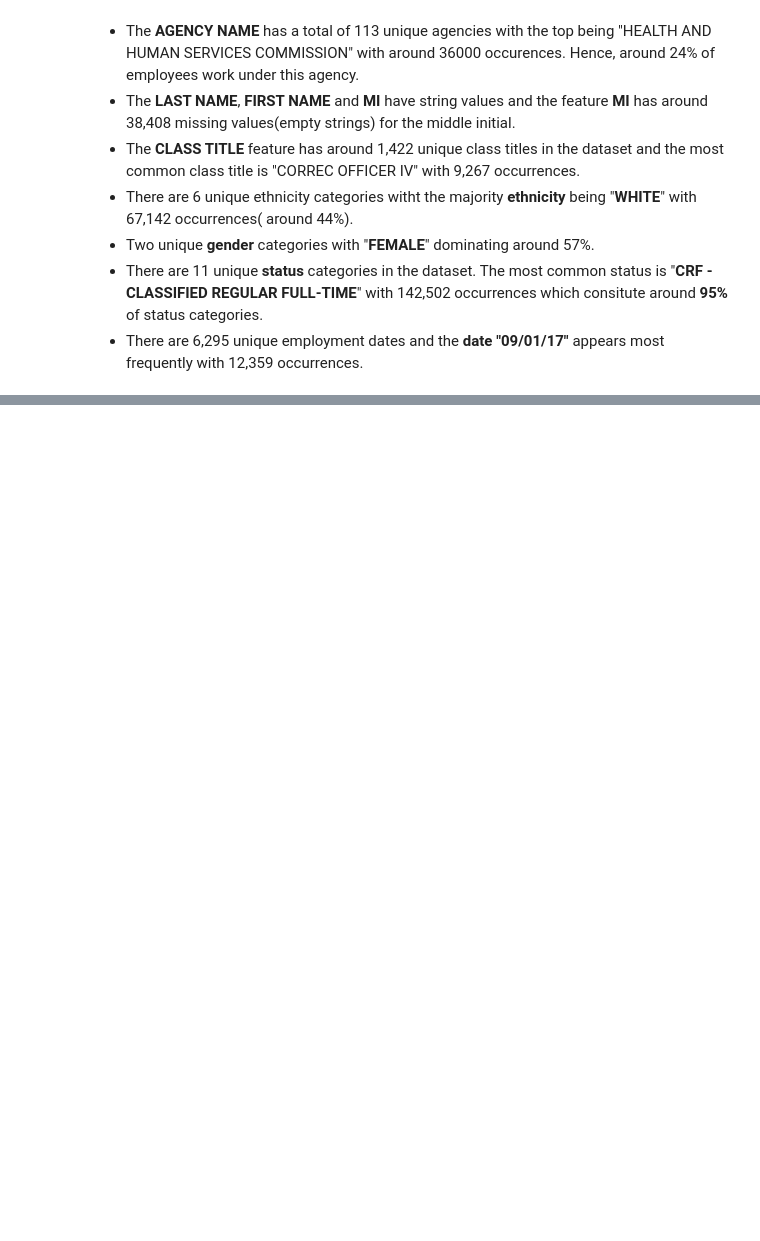
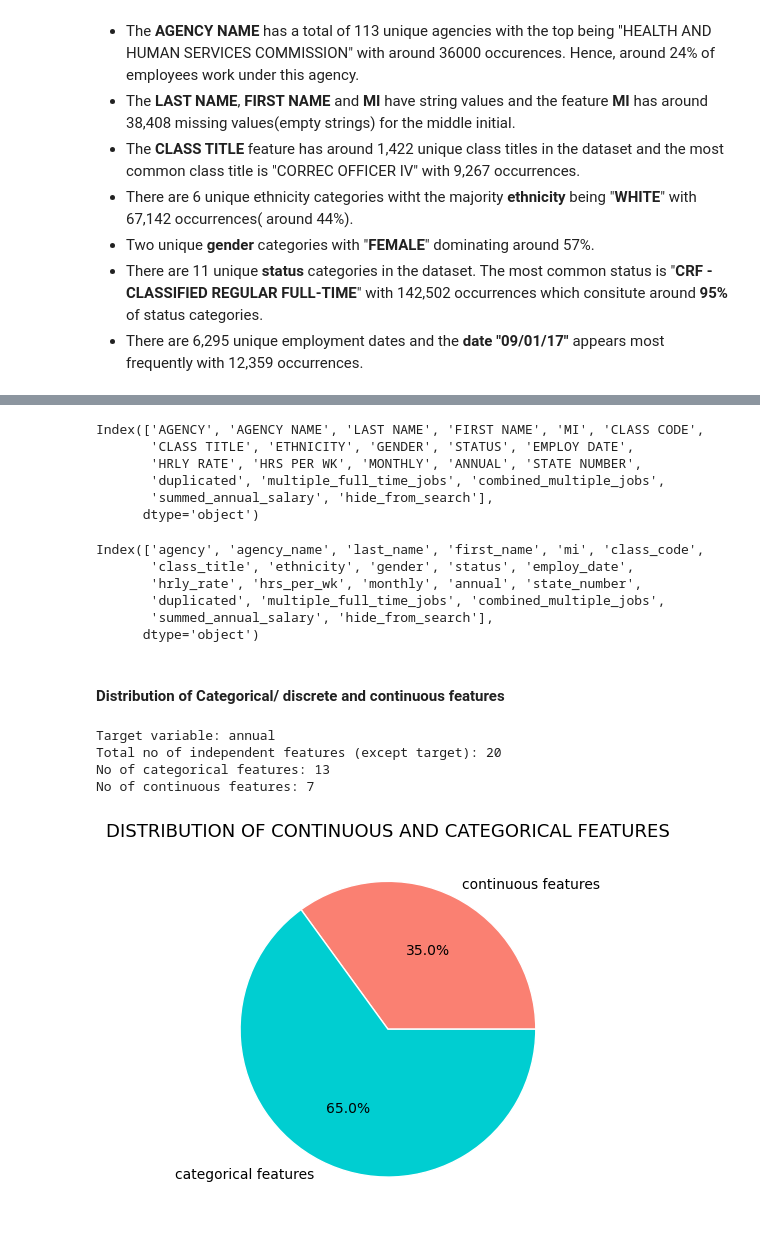
Before and after one commit to shanusaras/Capstone_Projects, a Jupyter notebook: Texas Salary Prediction/Project_02_Texas_salary_prediction.ipynb, the cells around one changed output, grey strips where cells are left out. Saved outputs shown, nothing was run; the diff lists cells and outputs as text; code cells hidden in the pictures; blank space fills up the shorter version.

```diff
--- a/Texas Salary Prediction/Project_02_Texas_salary_prediction.ipynb
+++ b/Texas Salary Prediction/Project_02_Texas_salary_prediction.ipynb
@@ -225,0 +330,10 @@ data.describe(include='O').T.style.background_gradient(cmap='Oranges')
+# %%
+# fetching all the columns
+data.columns
+# %% [output]
+Index(['AGENCY', 'AGENCY NAME', 'LAST NAME', 'FIRST NAME', 'MI', 'CLASS CODE',
+       'CLASS TITLE', 'ETHNICITY', 'GENDER', 'STATUS', 'EMPLOY DATE',
+       'HRLY RATE', 'HRS PER WK', 'MONTHLY', 'ANNUAL', 'STATE NUMBER',
+       'duplicated', 'multiple_full_time_jobs', 'combined_multiple_jobs',
+       'summed_annual_salary', 'hide_from_search'],
+      dtype='object')
@@ -225,0 +345,40 @@ data.describe(include='O').T.style.background_gradient(cmap='Oranges')
+# %%
+data.columns
+# %% [output]
+Index(['agency', 'agency_name', 'last_name', 'first_name', 'mi', 'class_code',
+       'class_title', 'ethnicity', 'gender', 'status', 'employ_date',
+       'hrly_rate', 'hrs_per_wk', 'monthly', 'annual', 'state_number',
+       'duplicated', 'multiple_full_time_jobs', 'combined_multiple_jobs',
+       'summed_annual_salary', 'hide_from_search'],
+      dtype='object')
+# %% [markdown]
+#### Distribution of Categorical/ discrete and continuous features
+# %%
+target= 'annual'
+independent_features= [column for column in data.drop(target, axis=1)]
+
+# As per the basic checks analysis,
+categorical_features= ['agency_name', 'last_name', 'first_name', 'mi', 'class_code', 'class_title', 'ethnicity', 'gender', 'status', 'employ_date', 'duplicated', 'combined_multiple_jobs', 'hide_from_search']
+continuous_features= ['state_number', 'summed_annual_salary', 'monthly', 'agency', 'hrly_rate', 'hrs_per_wk', 'multiple_full_time_jobs']
+
+print(f'Target variable: {target}\nTotal no of independent features (except target): {len(independent_features)}')
+print(f'No of categorical features: {len(categorical_features)}')
+print(f'No of continuous features: {len(continuous_features)}')
+# %% [output]
+Target variable: annual
+Total no of independent features (except target): 20
+No of categorical features: 13
+No of continuous features: 7
+# %%
+# pie chart showing the distribution
+plt.pie([len(continuous_features), len(categorical_features)],
+        labels= ['continuous features', 'categorical features'],
+        colors= ['salmon','darkturquoise'],
+        textprops= {'fontsize': 10},
+        wedgeprops= {'edgecolor': 'white'},
+        autopct= '%.1f%%')
+
+plt.title('DISTRIBUTION OF CONTINUOUS AND CATEGORICAL FEATURES', fontsize= 13)
+plt.show()
+# %% [output]
+[figure, added]
```
Also changed, not shown: parts of 18 cells of this notebook.
